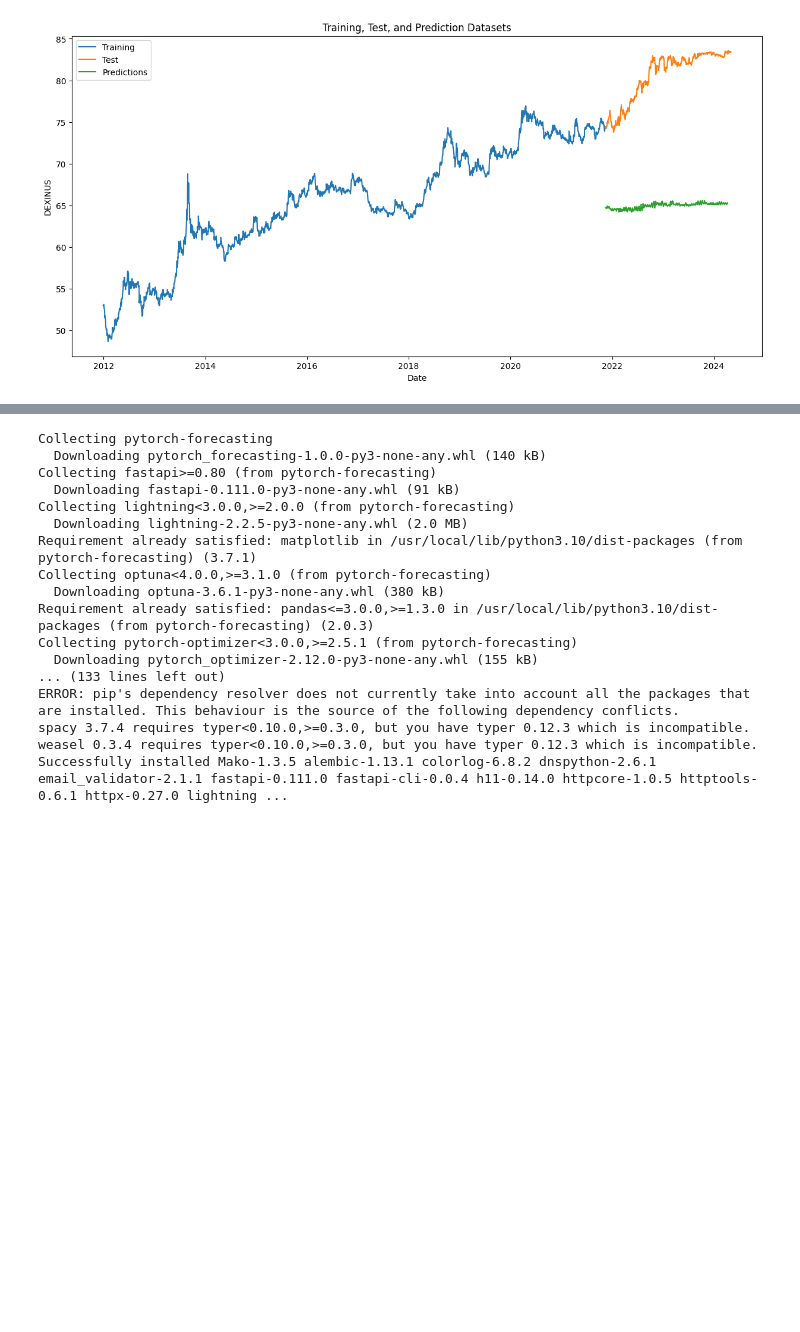
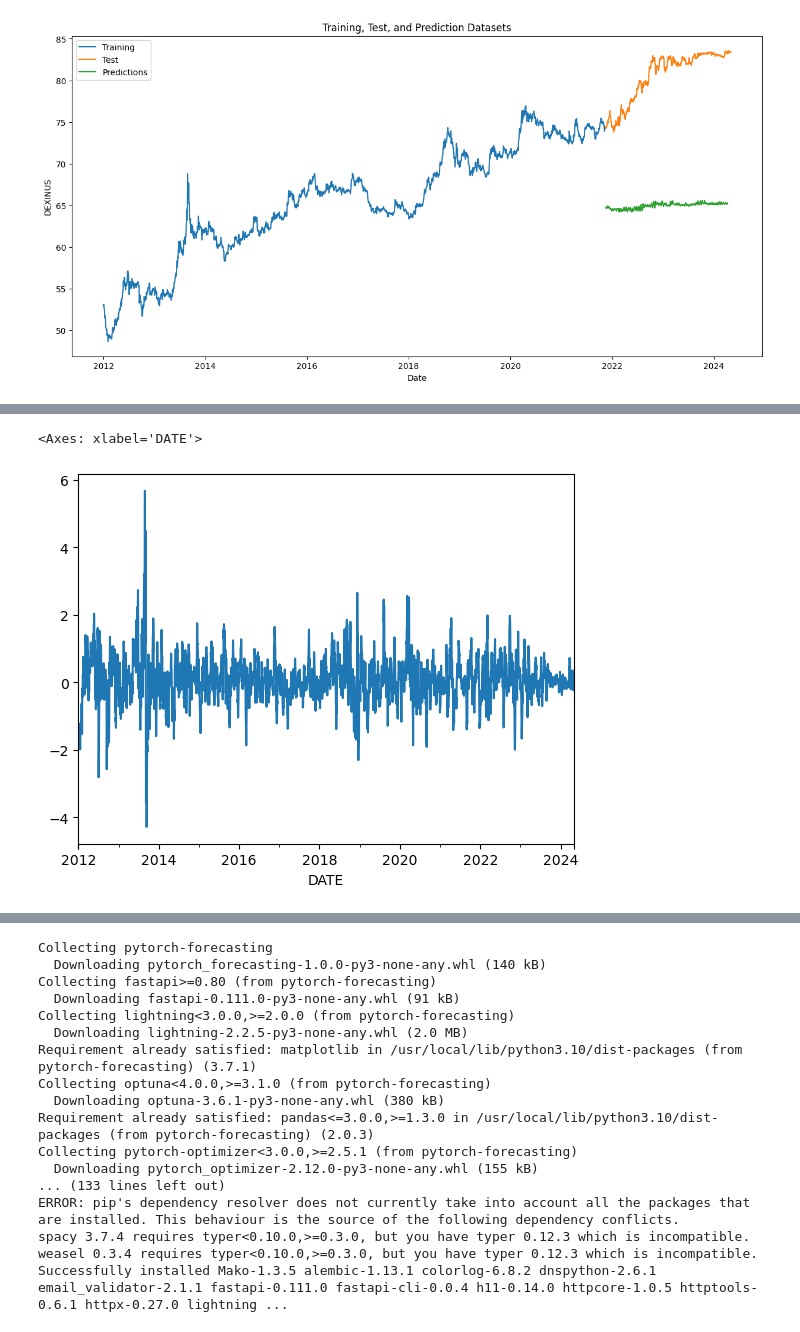
Before and after one commit to psycoplankton/Rupee-vs-Dollar-Time-Series-Forecasting, a Jupyter notebook: Time_Series_prediction_with_LSTM_N_BEATS_and_Autoformer_.ipynb, the cells around one changed output, grey strips where cells are left out. Cells and saved outputs as stored; diff of their text form; code cells hidden in the pictures; blank space fills up the shorter version.

```diff
--- a/Time_Series_prediction_with_LSTM_N_BEATS_and_Autoformer_.ipynb
+++ b/Time_Series_prediction_with_LSTM_N_BEATS_and_Autoformer_.ipynb
@@ -591,0 +688,5 @@ plt.show()
+# %%
+data['Seasonal_first_difference'].plot()
+# %% [output]
+<Axes: xlabel='DATE'>
+[figure, added]
```
Also changed, not shown: parts of 30 cells of this notebook.
